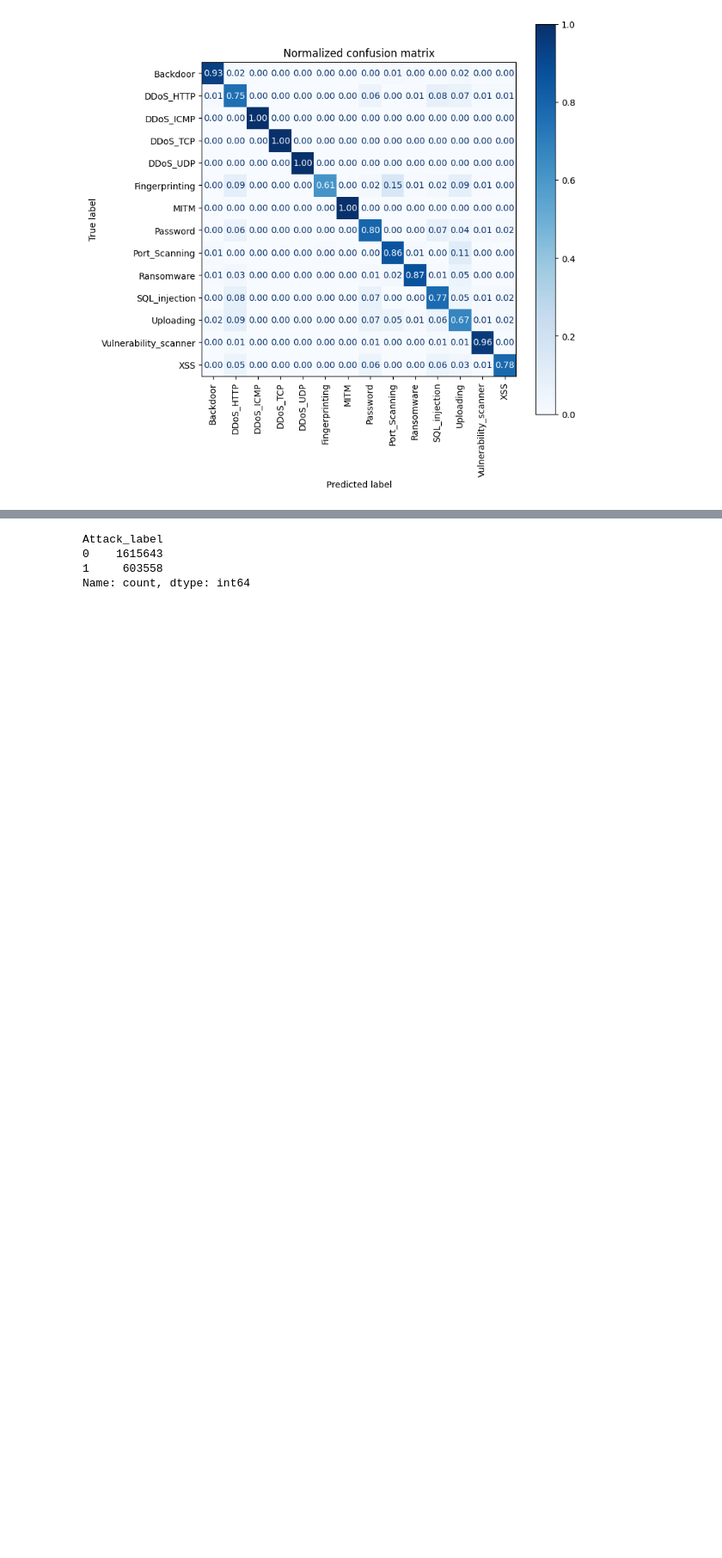
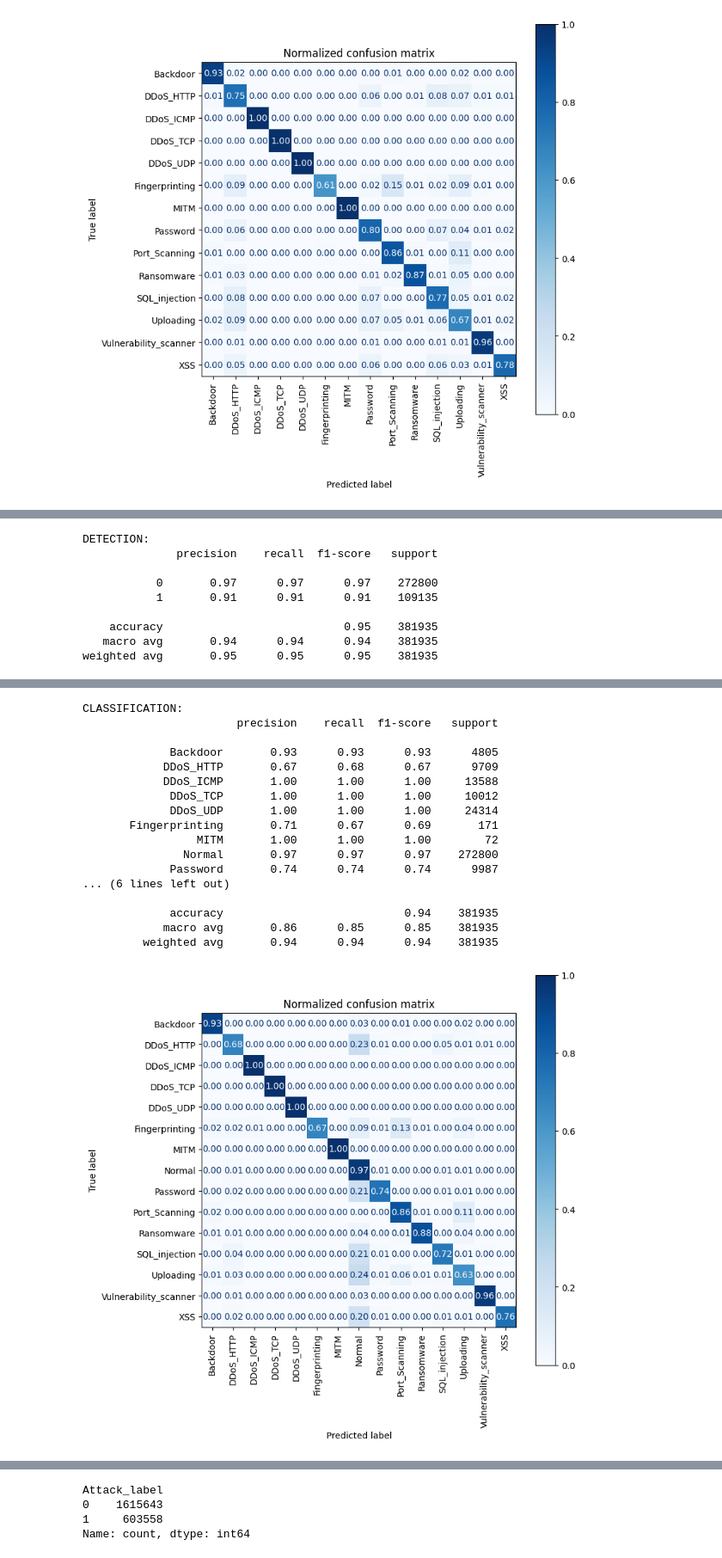
Before and after one commit to pro1710/ids, a Jupyter notebook: ml.ipynb, the cells around one changed output, grey strips where cells are left out. Shown at 86% size. Drawn from its saved outputs; the diff is of its cells as text; code cells hidden in the pictures; blank space fills up the shorter version.

```diff
--- a/ml.ipynb
+++ b/ml.ipynb
@@ -199,0 +211,36 @@ TRAIN:
+# %%
+# combined detection with classification
+y_global_label = df_test_global[target_label_2_class]
+y_global_type = df_test_global[target_label_15_class]
+X_global = df_test_global.drop([target_label_2_class, target_label_15_class], axis=1, inplace=False)
+
+
+y_global_detection_predict = detector.predict(X_global)
+
+ds_classification = df_test_global[y_global_detection_predict==1]
+X_global_classification = ds_classification.drop([target_label_2_class, target_label_15_class], axis=1, inplace=False)
+
+y_global_classification_predict = classifier.predict(X_global_classification)
+
+
+global_result = pd.Series(y_global_detection_predict, index=X_global.index.copy())
+global_result = global_result.map(lambda x: 'Normal' if x==0 else 'Attack')
+global_result.loc[X_global_classification.index] = y_global_classification_predict
+
+print('DETECTION:')
+print(classification_report(y_global_label, y_global_detection_predict))
+plot_cm(y_global_label, y_global_detection_predict)
+
+print('CLASSIFICATION:')
+print(classification_report(y_global_type, global_result))
+plot_cm(y_global_type, global_result)
+# %% [output]
+DETECTION:
+              precision    recall  f1-score   support
+
+           0       0.97      0.97      0.97    272800
+           1       0.91      0.91      0.91    109135
+
+    accuracy                           0.95    381935
+   macro avg       0.94      0.94      0.94    381935
+weighted avg       0.95      0.95      0.95    381935
@@ -199,0 +248,18 @@ TRAIN:
+CLASSIFICATION:
+                       precision    recall  f1-score   support
+
+             Backdoor       0.93      0.93      0.93      4805
+            DDoS_HTTP       0.67      0.68      0.67      9709
+            DDoS_ICMP       1.00      1.00      1.00     13588
+             DDoS_TCP       1.00      1.00      1.00     10012
+             DDoS_UDP       1.00      1.00      1.00     24314
+       Fingerprinting       0.71      0.67      0.69       171
+                 MITM       1.00      1.00      1.00        72
+               Normal       0.97      0.97      0.97    272800
+             Password       0.74      0.74      0.74      9987
+... (6 lines left out)
+
+             accuracy                           0.94    381935
+            macro avg       0.86      0.85      0.85    381935
+         weighted avg       0.94      0.94      0.94    381935
+[figure, added]
```
Also changed, not shown: parts of 8 cells of this notebook.
